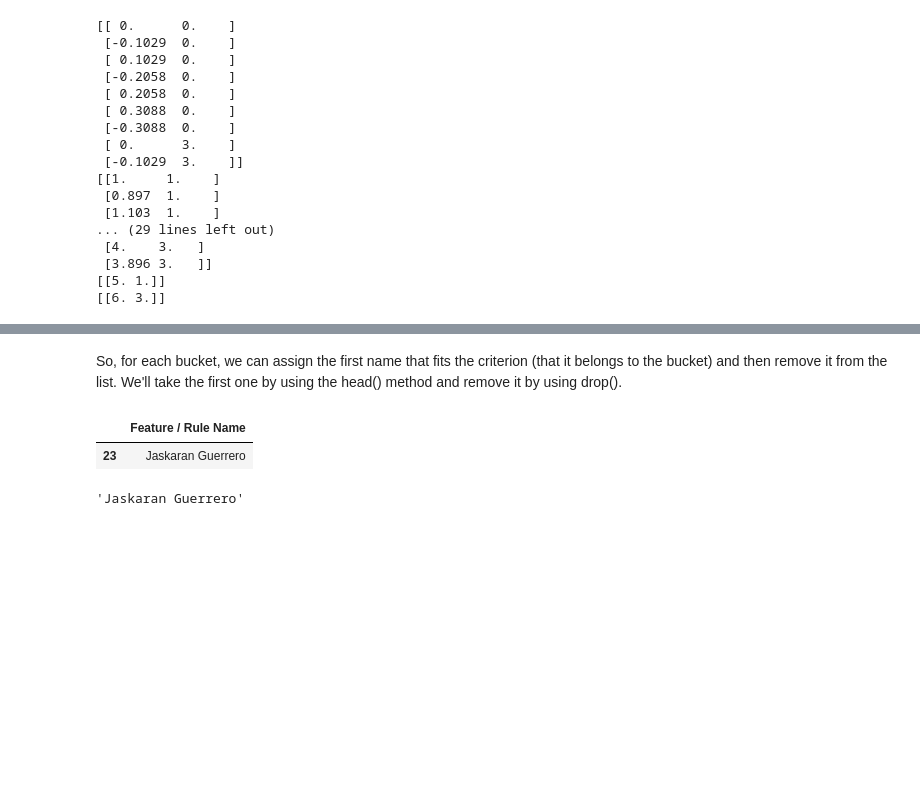
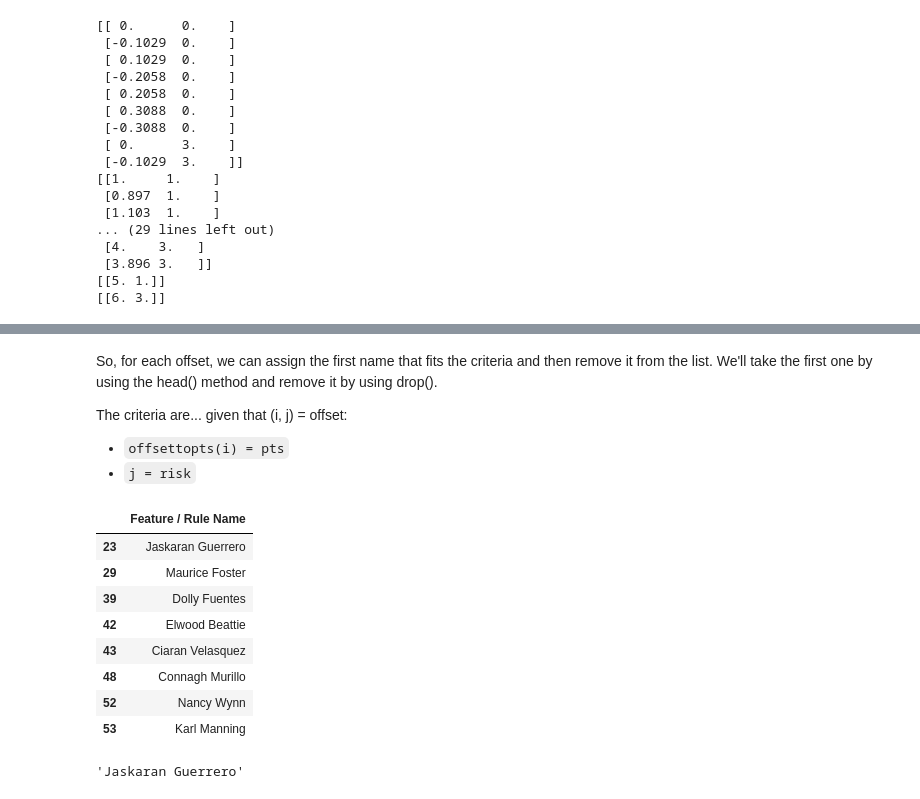
Before and after one commit to digitizdat/viz, a Jupyter notebook: annotated_swarmplot/notebook.ipynb, the cells around one changed output, grey strips where cells are left out. Drawn from its saved outputs; the diff is of its cells as text; code cells hidden in the pictures; blank space fills up the shorter version.

Commit message:
Locate annotations by both risk and pts, not just risk.
* Also fixed buggy display of the annotation during mouseover.

```diff
--- a/annotated_swarmplot/notebook.ipynb
+++ b/annotated_swarmplot/notebook.ipynb
@@ -143,0 +119,2 @@ c.set
+# %%
+pts = np.sort(x.unique())
@@ -143,0 +138,3 @@ c.set
+# %%
+for n in pts:
+    print(f"{n}: {ptstobucket(n)}")
@@ -164,0 +174,6 @@ for c in sw.collections:
+# %%
+def offsettopts(n):
+    buckets = np.linspace(0,len(sw.collections)-1,len(sw.collections))
+    distances = np.abs(buckets - n)
+    bucket = distances.argmin()
+    return pts[bucket]
@@ -165,9 +210,22 @@ for c in sw.collections:
 # %% [markdown]
-So, for each bucket, we can assign the first name that fits the criterion (that it belongs to the bucket) and then remove it from the list. We'll take the first one by using the head() method and remove it by using drop().
+So, for each offset, we can assign the first name that fits the criteria and then remove it from the list. We'll take the first one by using the head() method and remove it by using drop().
+
+The criteria are... given that (i, j) = offset:
+* `offsettopts(i) = pts`
+* `j = risk`
-# %%
-name = ndf[ndf['Risk'] == 1.0][['Feature / Rule Name']].head(1)
-name
-# %% [output]
-|  | Feature / Rule Name |
-| 23 | Jaskaran Guerrero |
+# %%
+j = 1
+i = 1.102906586021505
+names = ndf[(ndf['Pts to Automate Enforcement'] == offsettopts(i)) & (ndf['Risk'] == j)][['Feature / Rule Name']]
+names
+# %% [output]
+|  | Feature / Rule Name |
+| 23 | Jaskaran Guerrero |
+| 29 | Maurice Foster |
+| 39 | Dolly Fuentes |
+| 42 | Elwood Beattie |
+| 43 | Ciaran Velasquez |
+| 48 | Connagh Murillo |
+| 52 | Nancy Wynn |
+| 53 | Karl Manning |
 # %%
```
Also changed, not shown: parts of 15 cells of this notebook, 1 other file.
